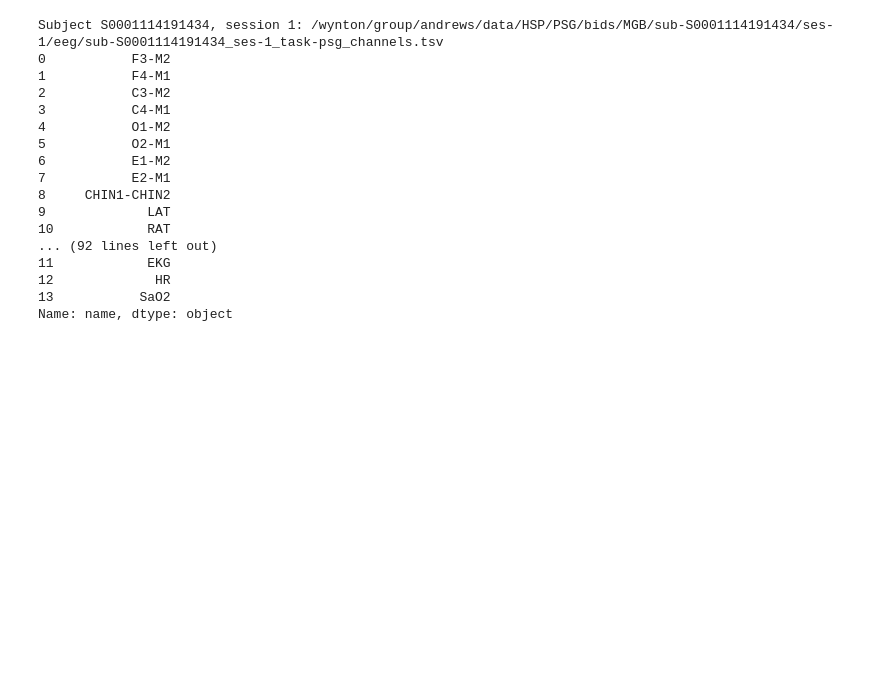
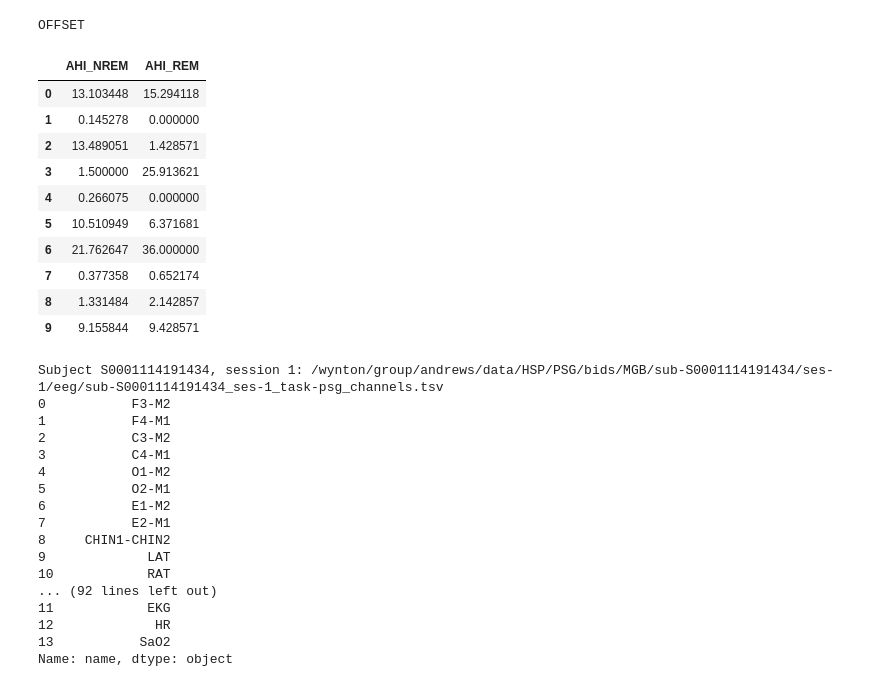
Before and after one commit to AliceNeuro/PSG_Pipeline, a Jupyter notebook: notebooks/tests.ipynb, the cells around one changed output. Cells and saved outputs as stored; diff of their text form; code cells hidden in the pictures; blank space fills up the shorter version.

```diff
--- a/notebooks/tests.ipynb
+++ b/notebooks/tests.ipynb
@@ -1,3 +39,22 @@
+# %%
+import pandas as pd
+path = "/wynton/group/andrews/data/PSG_Pipeline_Outputs/extracted_features/hsp_mgb/run_20251218/hsp_mgb_all.csv"
+df = pd.read_csv(path)
+print("OFFSET")
+df[["AHI_NREM","AHI_REM"]]
+# %% [output]
+OFFSET
+|  | AHI_NREM | AHI_REM |
+| 0 | 13.103448 | 15.294118 |
+| 1 | 0.145278 | 0.000000 |
+| 2 | 13.489051 | 1.428571 |
+| 3 | 1.500000 | 25.913621 |
+| 4 | 0.266075 | 0.000000 |
+| 5 | 10.510949 | 6.371681 |
+| 6 | 21.762647 | 36.000000 |
+| 7 | 0.377358 | 0.652174 |
+| 8 | 1.331484 | 2.142857 |
+| 9 | 9.155844 | 9.428571 |
 # %%
 path = "/wynton/group/andrews/data/HSP/PSG/bids/MGB"
 
```
Also changed, not shown: parts of 4 cells of this notebook, 15 other files.
